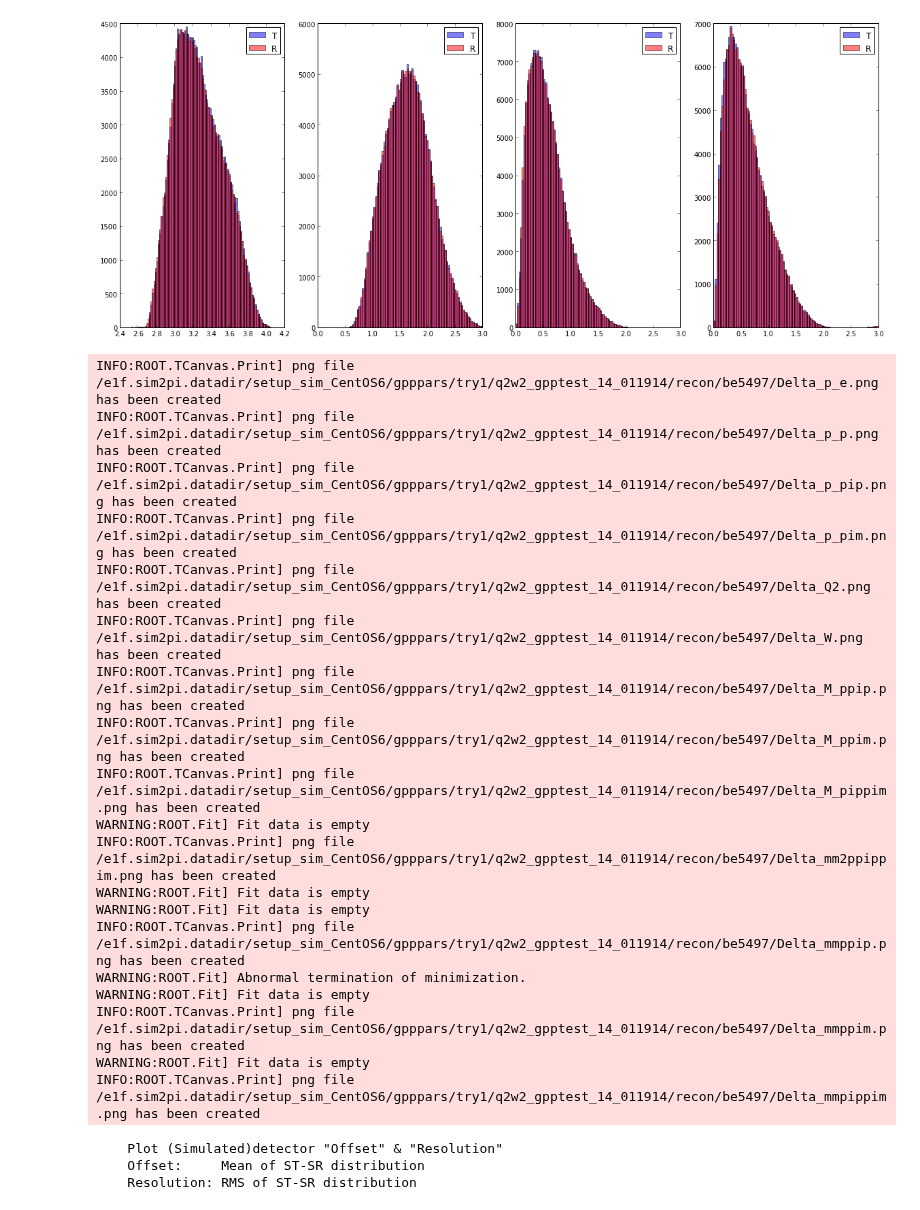
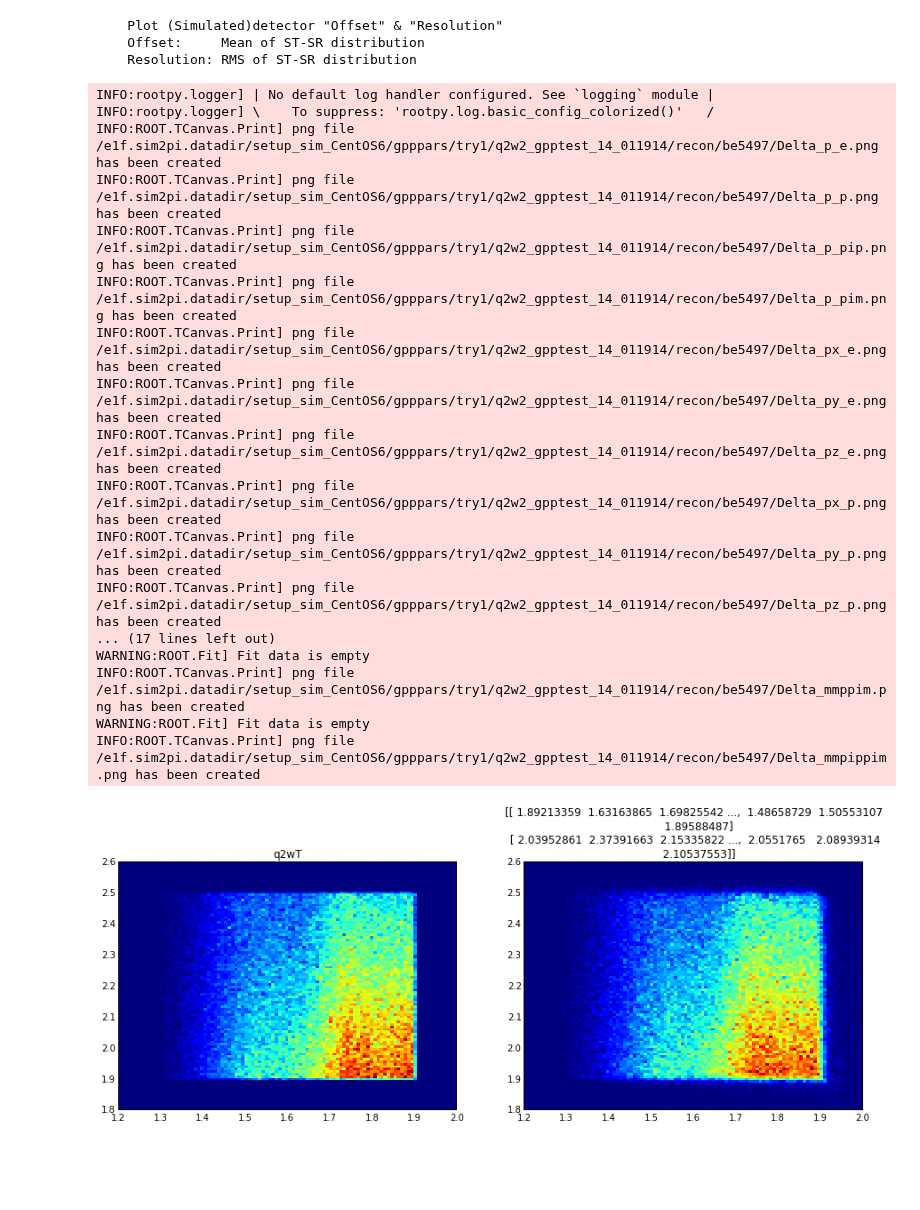
Before and after one commit to arjun-trivedi/ana2pi, a Jupyter notebook: scripts/python/nb-study_E1F_Simulation-beR-5497.ipynb, the cells around one changed output. Drawn from its saved outputs; the diff is of its cells as text; code cells hidden in the pictures; blank space fills up the shorter version.

```diff
--- a/scripts/python/nb-study_E1F_Simulation-beR-5497.ipynb
+++ b/scripts/python/nb-study_E1F_Simulation-beR-5497.ipynb
@@ -2,7 +2,7 @@
 import study_simdet_tools as sdt
 sdt.load_data(5497)
 sdt.plot_q2w()
-sdt.plot_kinematics()
+#sdt.plot_kinematics()
 means,sgmas=sdt.get_detector_resolution_and_offset()
 # %% [output]
         Load data
@@ -17,26 +12,24 @@ means,sgmas=sdt.get_detector_resolution_and_offset()
-[figure, removed]
-INFO:ROOT.TCanvas.Print] png file /e1f.sim2pi.datadir/setup_sim_CentOS6/gpppars/try1/q2w2_gpptest_14_011914/recon/be5497/Delta_p_e.png has been created
-INFO:ROOT.TCanvas.Print] png file /e1f.sim2pi.datadir/setup_sim_CentOS6/gpppars/try1/q2w2_gpptest_14_011914/recon/be5497/Delta_p_p.png has been created
-INFO:ROOT.TCanvas.Print] png file /e1f.sim2pi.datadir/setup_sim_CentOS6/gpppars/try1/q2w2_gpptest_14_011914/recon/be5497/Delta_p_pip.png has been created
-INFO:ROOT.TCanvas.Print] png file /e1f.sim2pi.datadir/setup_sim_CentOS6/gpppars/try1/q2w2_gpptest_14_011914/recon/be5497/Delta_p_pim.png has been created
-INFO:ROOT.TCanvas.Print] png file /e1f.sim2pi.datadir/setup_sim_CentOS6/gpppars/try1/q2w2_gpptest_14_011914/recon/be5497/Delta_Q2.png has been created
-INFO:ROOT.TCanvas.Print] png file /e1f.sim2pi.datadir/setup_sim_CentOS6/gpppars/try1/q2w2_gpptest_14_011914/recon/be5497/Delta_W.png has been created
-INFO:ROOT.TCanvas.Print] png file /e1f.sim2pi.datadir/setup_sim_CentOS6/gpppars/try1/q2w2_gpptest_14_011914/recon/be5497/Delta_M_ppip.png has been created
-INFO:ROOT.TCanvas.Print] png file /e1f.sim2pi.datadir/setup_sim_CentOS6/gpppars/try1/q2w2_gpptest_14_011914/recon/be5497/Delta_M_ppim.png has been created
-INFO:ROOT.TCanvas.Print] png file /e1f.sim2pi.datadir/setup_sim_CentOS6/gpppars/try1/q2w2_gpptest_14_011914/recon/be5497/Delta_M_pippim.png has been created
-WARNING:ROOT.Fit] Fit data is empty
-INFO:ROOT.TCanvas.Print] png file /e1f.sim2pi.datadir/setup_sim_CentOS6/gpppars/try1/q2w2_gpptest_14_011914/recon/be5497/Delta_mm2ppippim.png has been created
-WARNING:ROOT.Fit] Fit data is empty
-WARNING:ROOT.Fit] Fit data is empty
-INFO:ROOT.TCanvas.Print] png file /e1f.sim2pi.datadir/setup_sim_CentOS6/gpppars/try1/q2w2_gpptest_14_011914/recon/be5497/Delta_mmppip.png has been created
-WARNING:ROOT.Fit] Abnormal termination of minimization.
-WARNING:ROOT.Fit] Fit data is empty
-INFO:ROOT.TCanvas.Print] png file /e1f.sim2pi.datadir/setup_sim_CentOS6/gpppars/try1/q2w2_gpptest_14_011914/recon/be5497/Delta_mmppim.png has been created
-WARNING:ROOT.Fit] Fit data is empty
-INFO:ROOT.TCanvas.Print] png file /e1f.sim2pi.datadir/setup_sim_CentOS6/gpppars/try1/q2w2_gpptest_14_011914/recon/be5497/Delta_mmpippim.png has been created
+    Plot (Simulated)detector "Offset" & "Resolution"
+    Offset:     Mean of ST-SR distribution
+    Resolution: RMS of ST-SR distribution
-    Plot (Simulated)detector "Offset" & "Resolution"
-    Offset:     Mean of ST-SR distribution
-    Resolution: RMS of ST-SR distribution
+INFO:rootpy.logger] | No default log handler configured. See `logging` module |
+INFO:rootpy.logger] \    To suppress: 'rootpy.log.basic_config_colorized()'   /
+INFO:ROOT.TCanvas.Print] png file /e1f.sim2pi.datadir/setup_sim_CentOS6/gpppars/try1/q2w2_gpptest_14_011914/recon/be5497/Delta_p_e.png has been created
+INFO:ROOT.TCanvas.Print] png file /e1f.sim2pi.datadir/setup_sim_CentOS6/gpppars/try1/q2w2_gpptest_14_011914/recon/be5497/Delta_p_p.png has been created
+INFO:ROOT.TCanvas.Print] png file /e1f.sim2pi.datadir/setup_sim_CentOS6/gpppars/try1/q2w2_gpptest_14_011914/recon/be5497/Delta_p_pip.png has been created
+INFO:ROOT.TCanvas.Print] png file /e1f.sim2pi.datadir/setup_sim_CentOS6/gpppars/try1/q2w2_gpptest_14_011914/recon/be5497/Delta_p_pim.png has been created
+INFO:ROOT.TCanvas.Print] png file /e1f.sim2pi.datadir/setup_sim_CentOS6/gpppars/try1/q2w2_gpptest_14_011914/recon/be5497/Delta_px_e.png has been created
+INFO:ROOT.TCanvas.Print] png file /e1f.sim2pi.datadir/setup_sim_CentOS6/gpppars/try1/q2w2_gpptest_14_011914/recon/be5497/Delta_py_e.png has been created
+INFO:ROOT.TCanvas.Print] png file /e1f.sim2pi.datadir/setup_sim_CentOS6/gpppars/try1/q2w2_gpptest_14_011914/recon/be5497/Delta_pz_e.png has been created
+INFO:ROOT.TCanvas.Print] png file /e1f.sim2pi.datadir/setup_sim_CentOS6/gpppars/try1/q2w2_gpptest_14_011914/recon/be5497/Delta_px_p.png has been created
+INFO:ROOT.TCanvas.Print] png file /e1f.sim2pi.datadir/setup_sim_CentOS6/gpppars/try1/q2w2_gpptest_14_011914/recon/be5497/Delta_py_p.png has been created
+INFO:ROOT.TCanvas.Print] png file /e1f.sim2pi.datadir/setup_sim_CentOS6/gpppars/try1/q2w2_gpptest_14_011914/recon/be5497/Delta_pz_p.png has been created
+... (17 lines left out)
+WARNING:ROOT.Fit] Fit data is empty
+INFO:ROOT.TCanvas.Print] png file /e1f.sim2pi.datadir/setup_sim_CentOS6/gpppars/try1/q2w2_gpptest_14_011914/recon/be5497/Delta_mmppim.png has been created
+WARNING:ROOT.Fit] Fit data is empty
+INFO:ROOT.TCanvas.Print] png file /e1f.sim2pi.datadir/setup_sim_CentOS6/gpppars/try1/q2w2_gpptest_14_011914/recon/be5497/Delta_mmpippim.png has been created
+[figure, new version]
 # %%
 reload(sdt)
 sdt.plot_detector_resolution_and_offset(means,sgmas)
```
Also changed, not shown: parts of 2 cells of this notebook, 3 other files.
